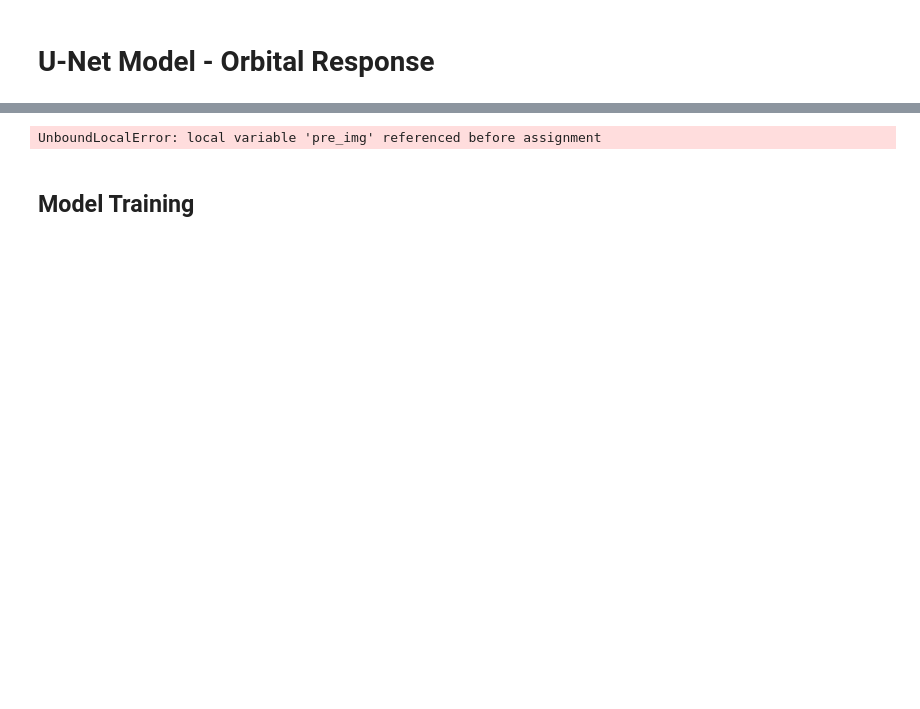
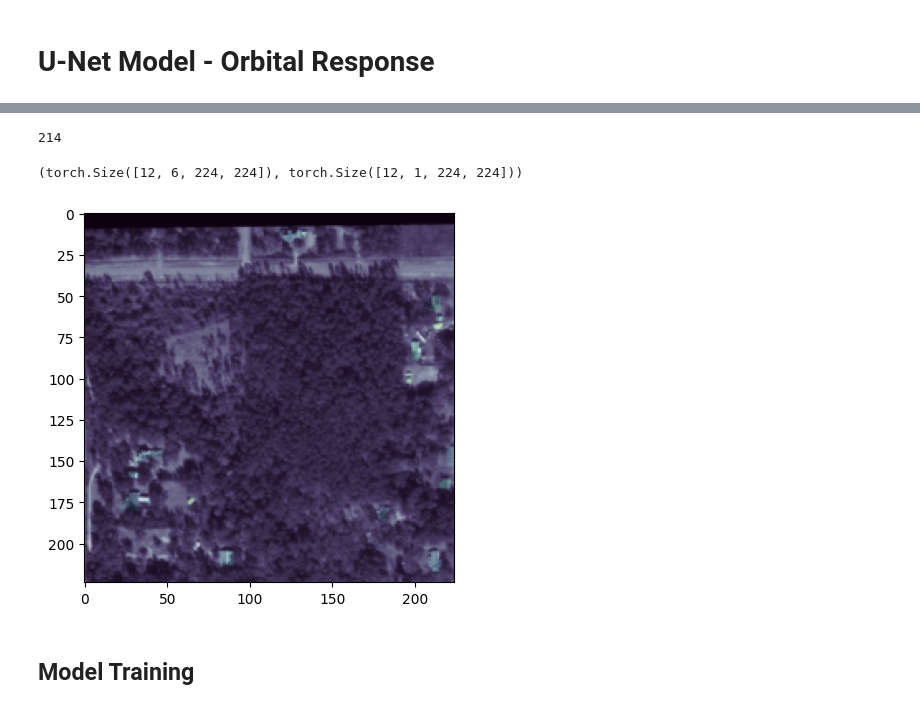
Before and after one commit to benshaw0/orbital-response, a Jupyter notebook: notebooks/benshaw0_model.ipynb, the cells around one changed output, grey strips where cells are left out. Cells and saved outputs as stored; diff of their text form; code cells hidden in the pictures; blank space fills up the shorter version.

Commit message:
Model Architecture Complete + Model Training Loop Setup

```diff
--- a/notebooks/benshaw0_model.ipynb
+++ b/notebooks/benshaw0_model.ipynb
@@ -41,13 +154,20 @@ img = Image.    open(img_path)
 to_tensor = transforms.ToTensor()
 img_tensor = to_tensor(img)
+# %%
+img_dir_test = "../processed/split/train/images"
+len(os.listdir(img_dir_test))
+mask_dir_test = "../processed/split/train/masks"
+len(os.listdir(mask_dir_test))
+# %% [output]
+214
 # %%
 img_transform = transforms.Compose([
-    transforms.Resize((256, 256)),
+    transforms.Resize((224, 224)),
     transforms.ToTensor()
 ])
 
 mask_transform = transforms.Compose([
-    transforms.Resize((256, 256)),
+    transforms.Resize((224, 224)),
     transforms.ToTensor()
 ])
 # %%
@@ -58,11 +178,11 @@ class PrimaryDataset(Dataset):
         self.transform = transform
         self.mask_transform = mask_transform
 
-        # Find all base IDs (e.g. "hurricane-florence_00000000")
-        all_files = os.listdir(self.image_dir)
+        # Find all base mask IDs (e.g. "hurricane-florence_00000000")
+        all_mask_files = os.listdir(self.mask_dir)
         self.ids = sorted(list(set(
-            f.replace("_pre_disaster.png", "").replace("_post_disaster.png", "")
-            for f in all_files
+            f.replace("_pre_disaster_mask.png", "").replace("_post_disaster_mask.png", "")
+            for f in all_mask_files
             if f.endswith(".png")
         )))
 
@@ -92,17 +212,23 @@ class PrimaryDataset(Dataset):
         # Apply mask transforms
         if self.mask_transform:
             post_mask = self.mask_transform(post_mask)
-        else:
-            post_mask = torch.from_numpy(np.array(post_mask)).unsqueeze(0).float()
 
         return image, post_mask
 # %%
-dataset = PrimaryDataset("../preprocessed_test", transform=img_transform, mask_transform=mask_transform)
+dataset = PrimaryDataset("../processed/split/train/", transform=img_transform, mask_transform=mask_transform)
 # %%
-dataloader = DataLoader(dataset, batch_size=4, shuffle=True)
+dataloader = DataLoader(dataset, batch_size=12, shuffle=True)
 
-x_batch, y_batch = next(iter(dataloader))
+image_batch, mask_batch = next(iter(dataloader))
+image_batch.size(), mask_batch.size()
 # %% [output]
-UnboundLocalError: local variable 'pre_img' referenced before assignment
+(torch.Size([12, 6, 224, 224]), torch.Size([12, 1, 224, 224]))
+# %%
+idx = random.choice(range(12))
+plt.imshow(image_batch[idx][0], cmap='bone')
+plt.imshow(mask_batch[idx][0], alpha=0.2)
+plt.show()
+# %% [output]
+[figure, added]
 # %% [markdown]
 ## Model Training
```
Also changed, not shown: parts of 20 cells of this notebook.
